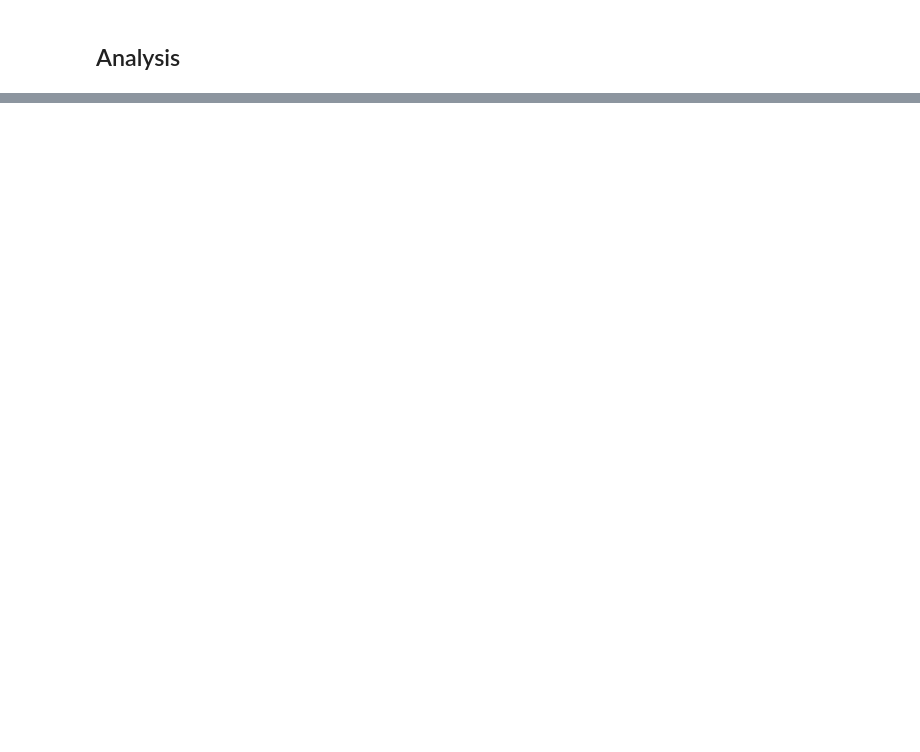
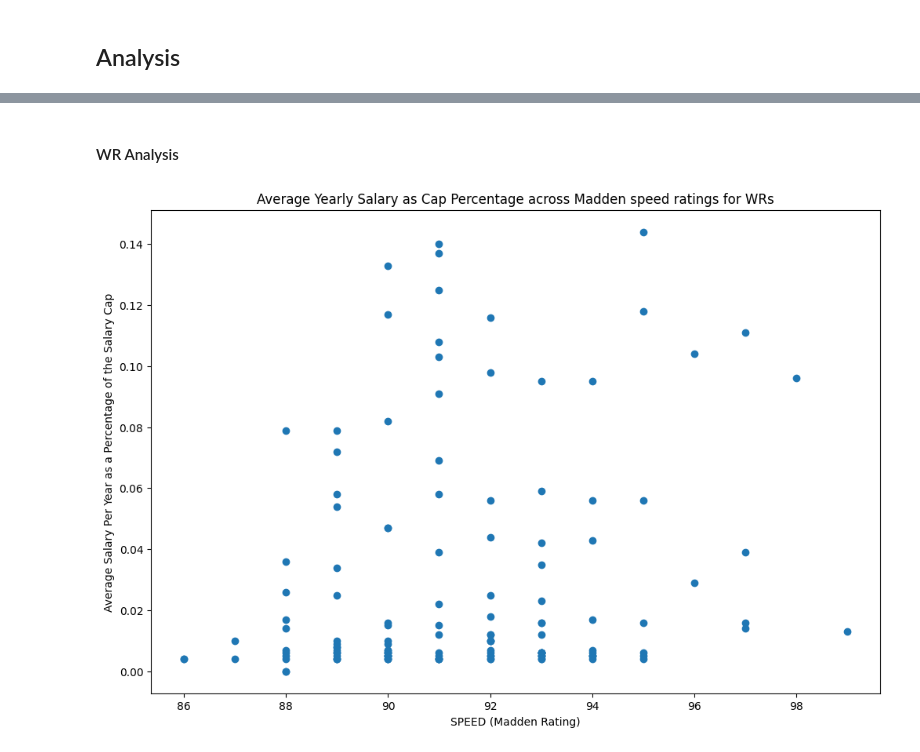
Before and after one commit to CharlieHubbard7/NFLResearch, a Jupyter notebook: NFL_Research_(5_26_26).ipynb, the cells around one changed output, grey strips where cells are left out. Cells and saved outputs as stored; diff of their text form; code cells hidden in the pictures; blank space fills up the shorter version.

```diff
--- a/NFL_Research_(5_26_26).ipynb
+++ b/NFL_Research_(5_26_26).ipynb
@@ -400,0 +413,5 @@ madden.head(10)
+# %%
+contracts_short = contracts.query("is_active == True")[["gsis_id", "year_signed", "apy_cap_pct", "inflated_apy", "draft_overall", "draft_year" ]]
+contracts_short = contracts_short.sort_values("year_signed", ascending=False) \
+                                  .drop_duplicates(subset="gsis_id", keep="first")
+contracts_short.head()
@@ -400,0 +425,3 @@ madden.head(10)
+# %%
+madden_with_contracts = madden.merge(contracts_short, on="gsis_id", how="left")
+madden_with_contracts.head()
@@ -400,0 +456,17 @@ madden.head(10)
+# %%
+def plotPositionAndFeature(data, position, feature):
+  position = position.upper()
+  feature = feature.upper()
+  df = data.dropna(subset = "gsis_id").query("position == @position")[["Name", feature, "apy_cap_pct", "Overall", "Player Image", "gsis_id"]]
+  plt.scatter(df[feature], df["apy_cap_pct"])
+  plt.xlabel(f"{feature} (Madden Rating)")
+  plt.ylabel("Average Salary Per Year as a Percentage of the Salary Cap")
+  plt.title(f"Average Yearly Salary as Cap Percentage across Madden speed ratings for {position}s")
+  plt.show()
+# %% [markdown]
+#### WR Analysis
+# %%
+plt.figure(figsize=(12, 8))
+plotPositionAndFeature(madden_with_contracts.query("Overall > 70"), "WR", "SPEED")
+# %% [output]
+[figure, added]
```
Also changed, not shown: parts of 23 cells of this notebook.
